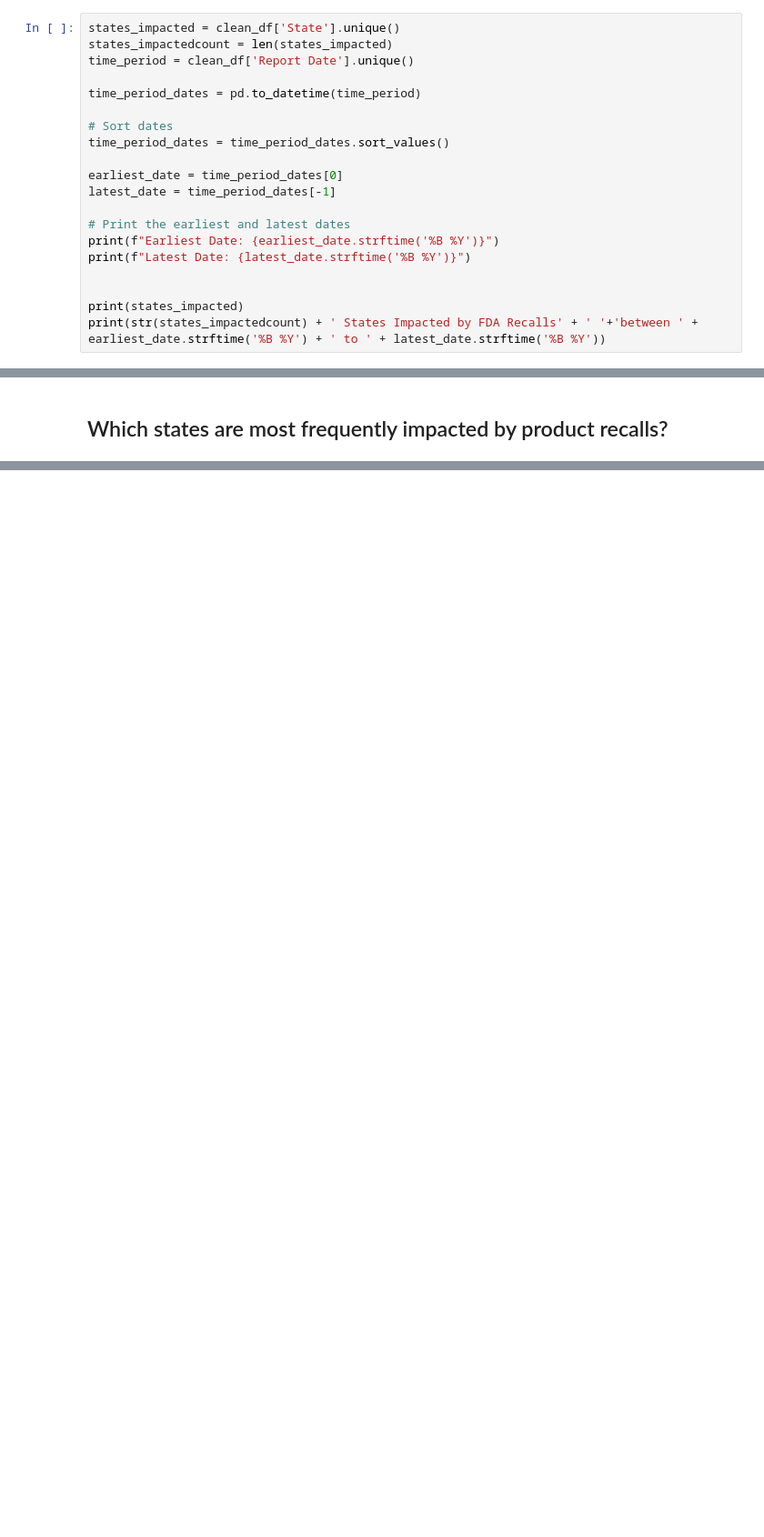
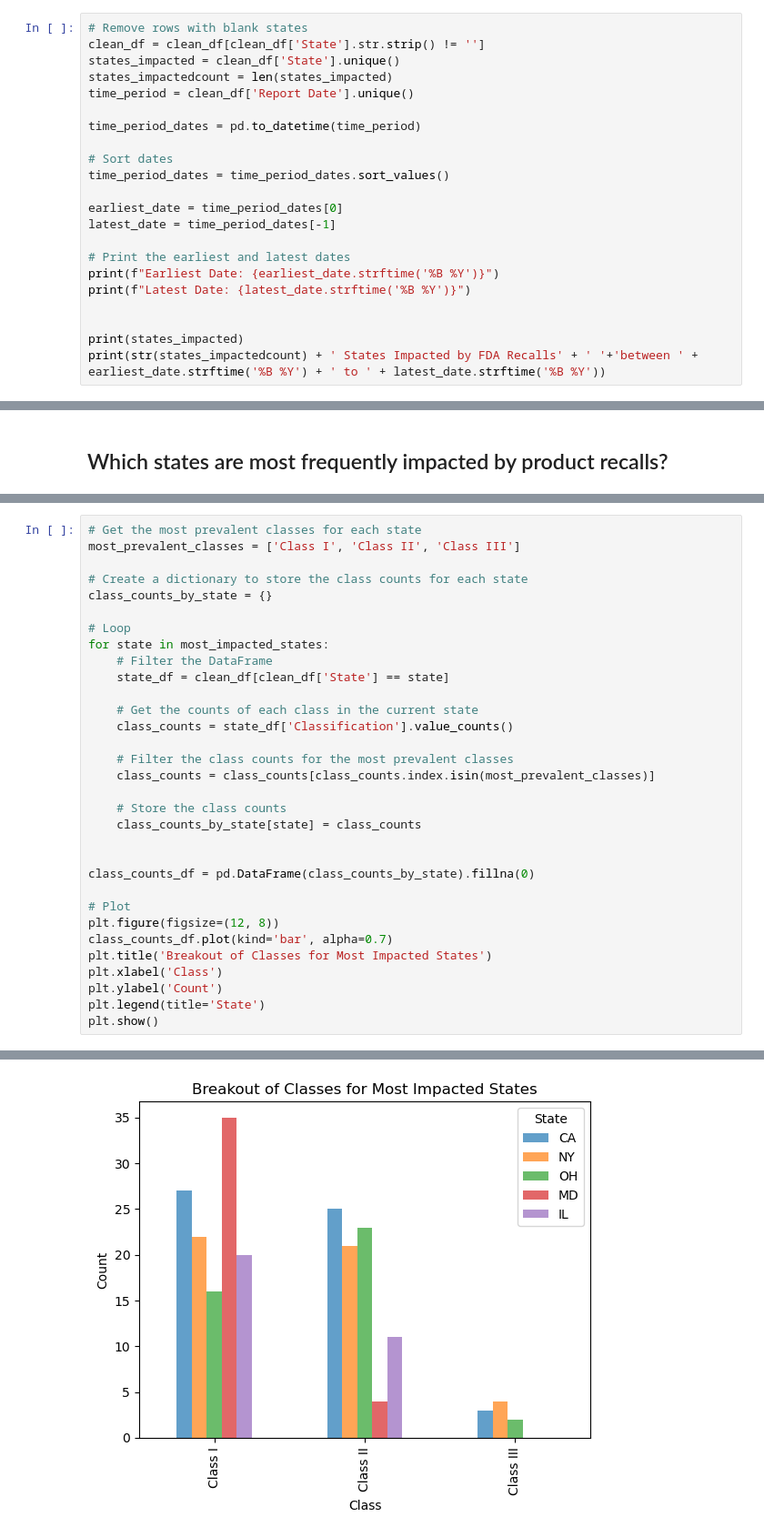
Before and after one commit to galvan0806/project_1_recalls, a Jupyter notebook: FDARecall_Joe.ipynb, the cells around one changed output, grey strips where cells are left out. Shown at 91% size. Saved outputs shown, nothing was run; the diff lists cells and outputs as text; blank space fills up the shorter version.

```diff
--- a/FDARecall_Joe.ipynb
+++ b/FDARecall_Joe.ipynb
@@ -70,6 +70,8 @@ clean_df
 # %% [markdown]
 ## Which States are impacted by recalls?
 # %%
+# Remove rows with blank states
+clean_df = clean_df[clean_df['State'].str.strip() != '']
 states_impacted = clean_df['State'].unique()
 states_impactedcount = len(states_impacted)
 time_period = clean_df['Report Date'].unique()
@@ -146,0 +180,33 @@ plt.show()
+# %%
+# Get the most prevalent classes for each state
+most_prevalent_classes = ['Class I', 'Class II', 'Class III']
+
+# Create a dictionary to store the class counts for each state
+class_counts_by_state = {}
+
+# Loop
+for state in most_impacted_states:
+    # Filter the DataFrame
+    state_df = clean_df[clean_df['State'] == state]
+
+    # Get the counts of each class in the current state
+    class_counts = state_df['Classification'].value_counts()
+
+    # Filter the class counts for the most prevalent classes
+    class_counts = class_counts[class_counts.index.isin(most_prevalent_classes)]
+
+    # Store the class counts
+    class_counts_by_state[state] = class_counts
+
+
+class_counts_df = pd.DataFrame(class_counts_by_state).fillna(0)
+
+# Plot
+plt.figure(figsize=(12, 8))
+class_counts_df.plot(kind='bar', alpha=0.7)
+plt.title('Breakout of Classes for Most Impacted States')
+plt.xlabel('Class')
+plt.ylabel('Count')
+plt.legend(title='State')
+plt.show()
+# %% [output]
@@ -146,0 +214 @@ plt.show()
+[figure, added]
```
Also changed, not shown: parts of 7 cells of this notebook.
